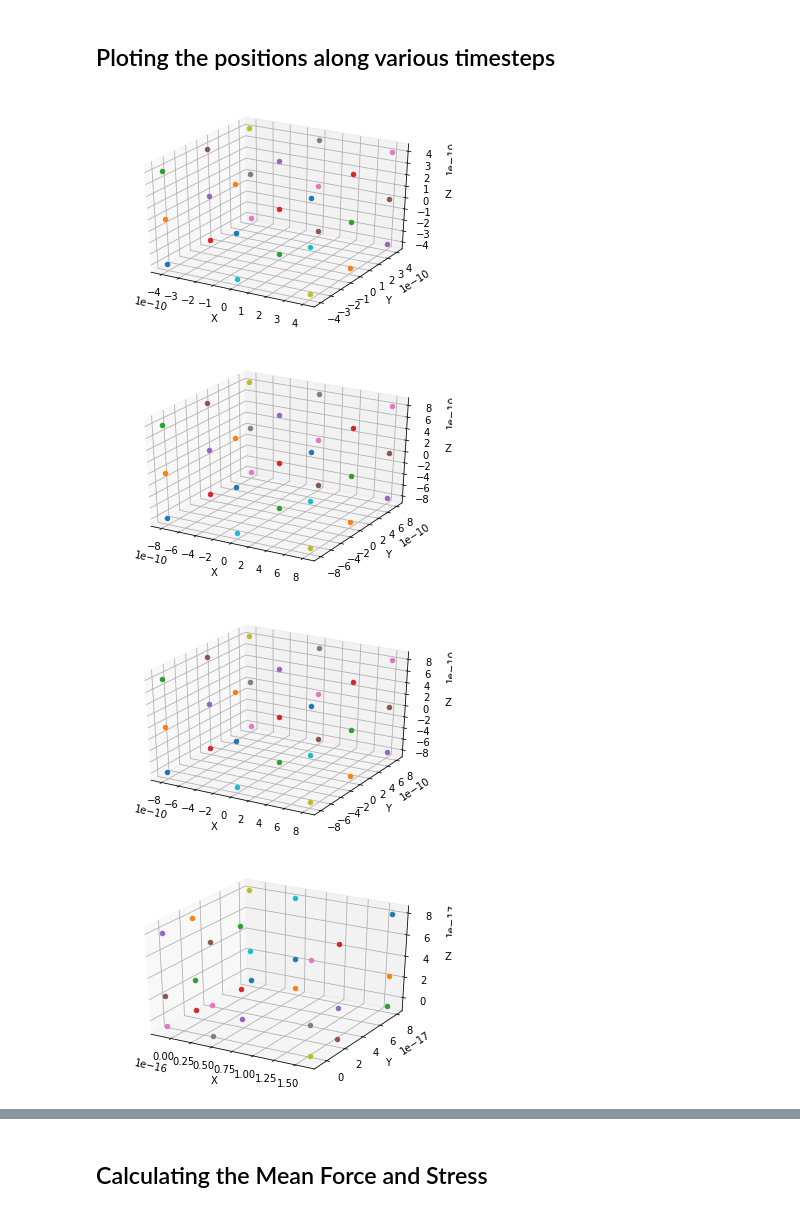
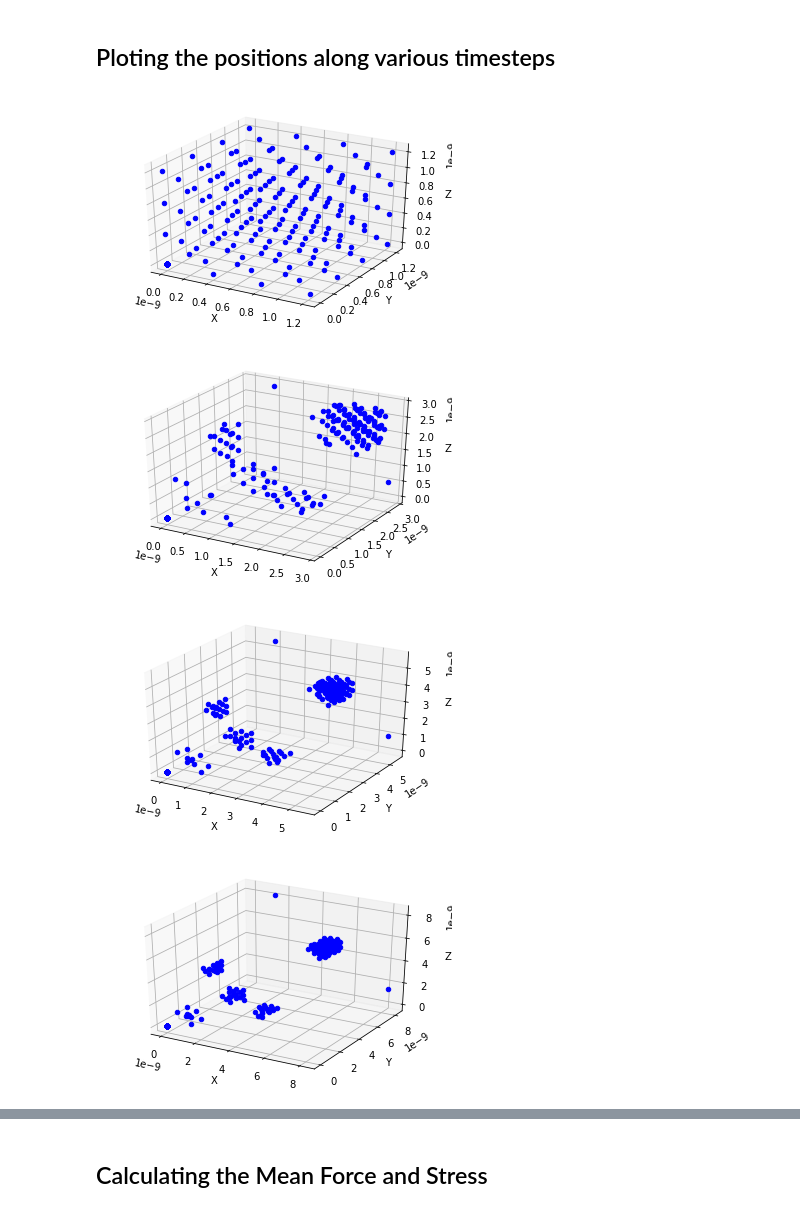
Before and after one commit to hashkrish/elastic_modulus_python_md, a Jupyter notebook: main_mod.ipynb, the cells around one changed output, grey strips where cells are left out. Saved outputs shown, nothing was run; the diff lists cells and outputs as text; code cells hidden in the pictures.

```diff
--- a/main_mod.ipynb
+++ b/main_mod.ipynb
@@ -95,19 +95,46 @@ for t in range(N_steps):
 # %% [markdown]
 ## Ploting the positions along various timesteps
 # %%
-for time in range(N_steps):
-    fig0 = plt.figure()
-    ax = fig0.add_subplot(111, projection='3d')
-    for i in time_grid[time,:,0,0,0]:
-        for j in time_grid[time,0,:,0,1]:
-            for k in time_grid[time,0,0,:,2]:
-                ax.scatter(i,j,k)
-    ax.set_xlabel('X')
-    ax.set_ylabel('Y')
-    ax.set_zlabel('Z')
-    plt.show()
+# for time in range(N_steps):
+#     fig0 = plt.figure()
+#     ax = fig0.add_subplot(111, projection='3d')
+#     for i in time_grid[time,:,0,0,0]:
+#         for j in time_grid[time,0,:,0,1]:
+#             for k in time_grid[time,0,0,:,2]:
+#                 ax.scatter(i,j,k)
+#     ax.set_xlabel('X')
+#     ax.set_ylabel('Y')
+#     ax.set_zlabel('Z')
+#     plt.show()
+
+brick = array([
+    [
+        [1, 0, 1],
+        [0, 1, 0],
+        [1, 0, 1]
+    ],
+
+    [
+        [0, 1, 0],
+        [1, 0, 1],
+        [0, 1, 0]
+    ],
+
+    [
+        [1, 0, 1],
+        [0, 1, 0],
+        [1, 0, 1]
+    ]            ])
+N = array([3, 3, 3])
+latticeGrid = makeLattice(brick, N[0], N[1], N[2])
+posGrid = makeLatticePos(brick, N[0], N[1], N[2], ial/2)
+# plotPosGrid(posGrid)
+N[0] = posGrid.shape[0]; N[1] = posGrid.shape[1]; N[2] = posGrid.shape[2]
+time_grid, force_grid = TimeGridAndForceGrid(posGrid, latticeGrid)
+for t in range(N_steps):
+    plotPosGrid(time_grid[t])
 # %% [output]
-[figure, old version]
+[figure, new version]
-[figure, old version]
+[figure, new version]
-[figure, old version]
+[figure, new version]
-[figure, old version]
+[figure, new version]
```
Also changed, not shown: parts of 2 cells of this notebook, 8 other files.
